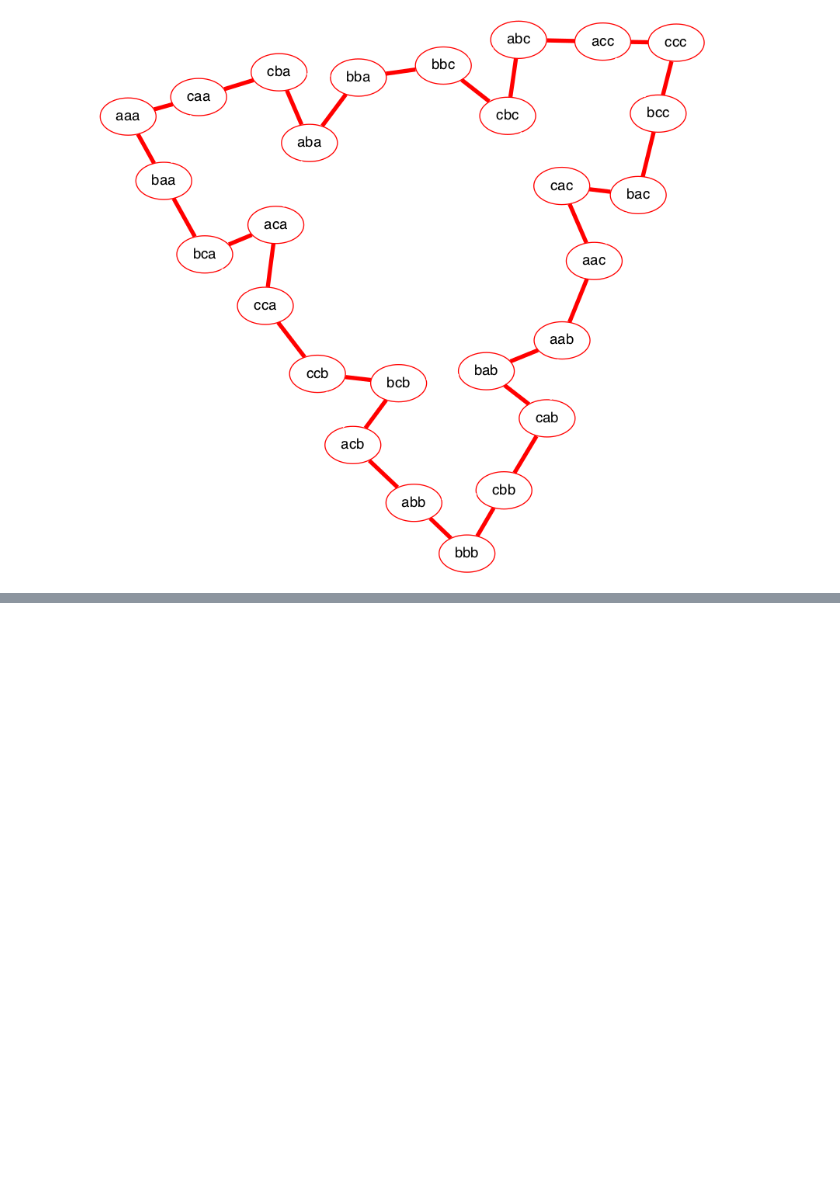
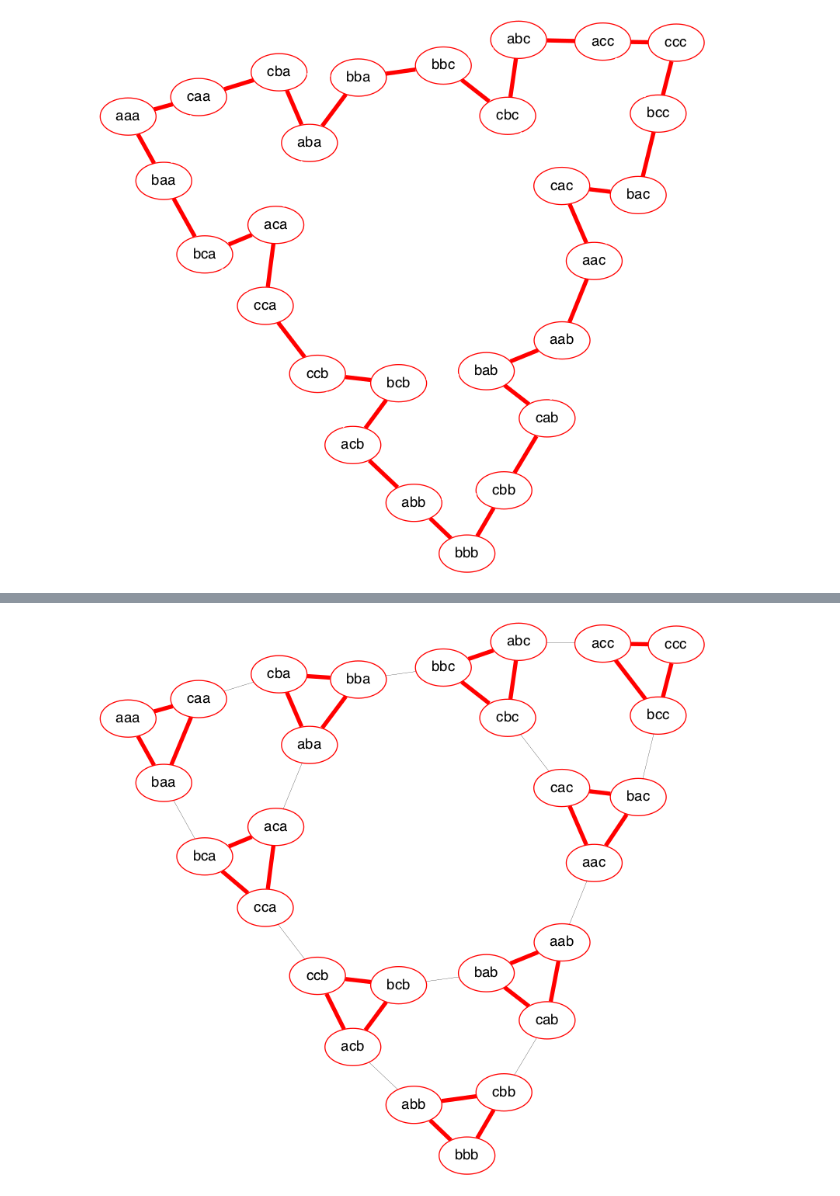
Before and after one commit to sahil1105/PWE-demos-dev, a Jupyter notebook: Hanoi-Graph-Analysis.ipynb, the cells around one changed output, grey strips where cells are left out. Cells and saved outputs as stored; diff of their text form; code cells hidden in the pictures; blank space fills up the shorter version.

Commit message:
updated hanoi graph notebook with triangles and all with updated asp_loadfiles in new pwe_nb_ex

```diff
--- a/Hanoi-Graph-Analysis.ipynb
+++ b/Hanoi-Graph-Analysis.ipynb
@@ -298,0 +333,2 @@ draw(G_temp)
+# %%
+hanoi_triangles_pws_rel_dfs, _, _ = load_worlds(hanoi_triangles['asp_soln'])
@@ -298,0 +357,6 @@ draw(G_temp)
+# %%
+triangles = set([])
+for i, row in hanoi_triangles_pws_rel_dfs['tr_3'].iterrows():
+    triangles.add(frozenset([row['x1'], row['x2'], row['x3']]))
+triangles = [list(s) for s in triangles]
+triangles
@@ -298,0 +373,13 @@ draw(G_temp)
+# %%
+G_temp = deepcopy(G)
+for edge in G_temp.edges:
+    G_temp.edges[edge]['penwidth'] = 0.2
+for tr in triangles:
+    for n in tr:
+        G_temp.nodes[n]['color'] = 'red'
+    for e in [(tr[0], tr[1]), (tr[0], tr[2]), (tr[1], tr[2])]:
+        G_temp.edges[e]['color'] = 'red'
+        G_temp.edges[e]['penwidth'] = 4
+draw(G_temp)
+# %% [output]
+[figure, added]
```
Also changed, not shown: parts of 14 cells of this notebook, 1 other file.
